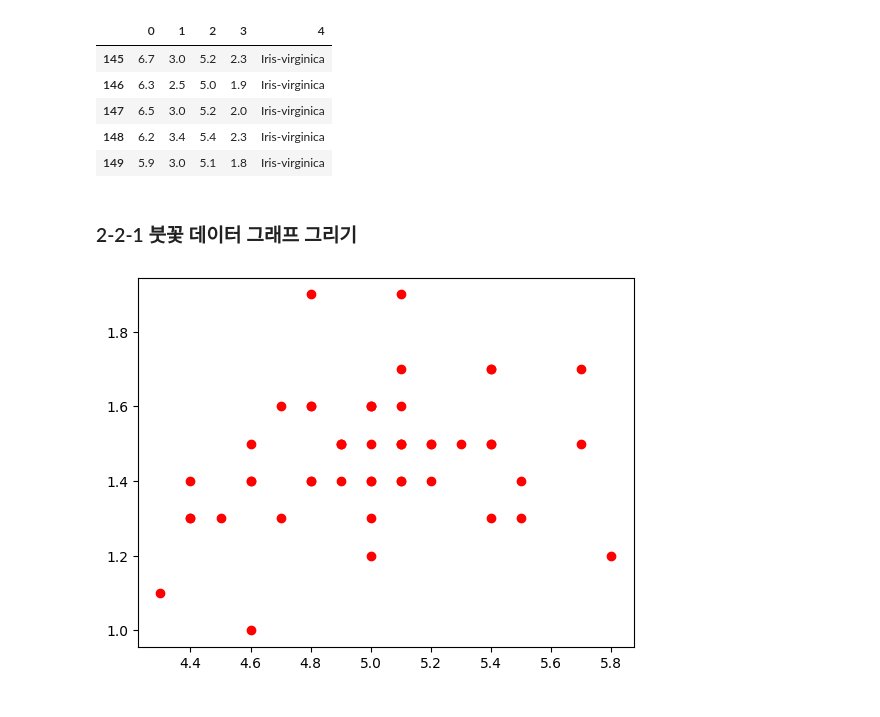
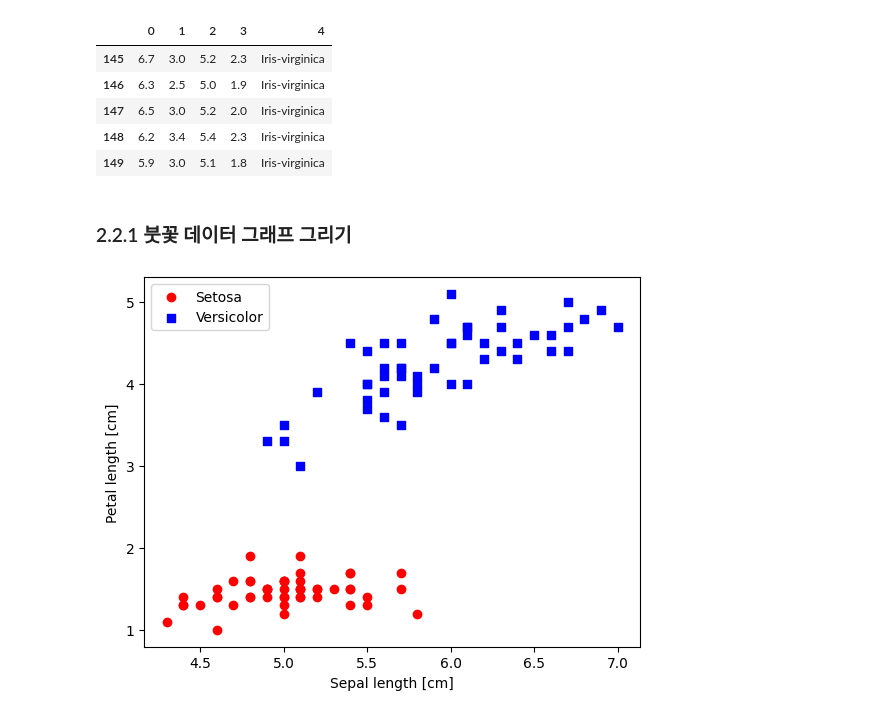
Before and after one commit to va4756/bigdata_raejung, a Jupyter notebook: pytorch_deeplearning_교과서.ipynb, the cells around one changed output. Drawn from its saved outputs; the diff is of its cells as text; code cells hidden in the pictures.

```diff
--- a/pytorch_deeplearning_교과서.ipynb
+++ b/pytorch_deeplearning_교과서.ipynb
@@ -97,24 +97,30 @@ df.tail()
 | 148 | 6.2 | 3.4 | 5.4 | 2.3 | Iris-virginica |
 | 149 | 5.9 | 3.0 | 5.1 | 1.8 | Iris-virginica |
 # %% [markdown]
-### 2-2-1 붓꽃 데이터 그래프 그리기
+### 2.2.1 붓꽃 데이터 그래프 그리기
 # %%
 %matplotlib inline
 import matplotlib.pyplot as plt
 import numpy as np
 
 # setosa와 versicolor를 선택
 y = df.iloc[0:100, 4].values
 y = np.where(y == 'Iris-setosa', 0, 1)
 
 # 꽃받침 길이와 꽃잎 길이를 추출
 X = df.iloc[0:100, [0, 2]].values
 
 # 산점도
 plt.scatter(X[:50, 0], X[:50, 1],
             color='red', marker='o', label='Setosa')
+plt.scatter(X[50:100, 0], X[50:100, 1],
+            color='blue', marker='s', label='Versicolor')
+
+plt.xlabel('Sepal length [cm]')
+plt.ylabel('Petal length [cm]')
+plt.legend(loc='upper left')
 
 # plt.savefig('images/02_06.png', dpi=300)
 plt.show()
 # %% [output]
-[figure, old version]
+[figure, new version]
```
Also changed, not shown: parts of 22 cells of this notebook.
